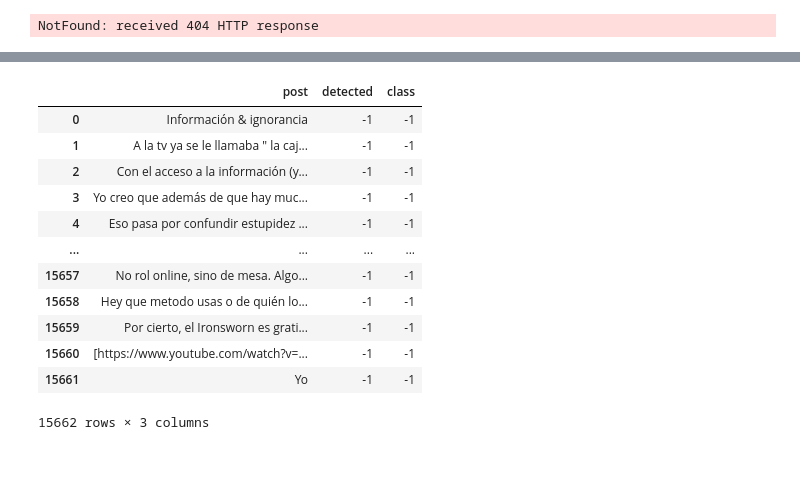
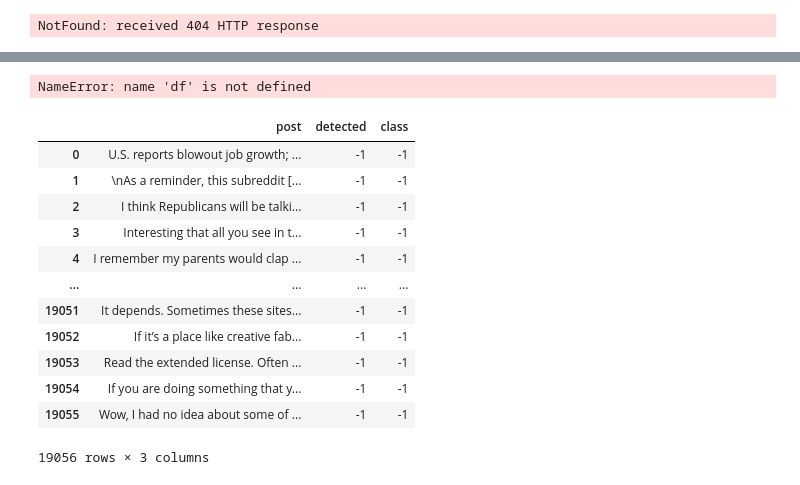
Before and after one commit to SirAdriG99/Proyecto_SaturdaysAI, a Jupyter notebook: redditDownloadManager.ipynb, the cells around one changed output, grey strips where cells are left out. Drawn from its saved outputs; the diff is of its cells as text; code cells hidden in the pictures.

```diff
--- a/redditDownloadManager.ipynb
+++ b/redditDownloadManager.ipynb
@@ -189,23 +189,26 @@ Pues el presidente de nuestro país (México) se ha tomado en serio está broma
 soy una de ellos, me han caíd
 # %%
 df.to_csv(path_or_buf='./resources/reddit_not_classified_en.csv')
+df.size
+# %% [output]
+NameError: name 'df' is not defined
 # %%
-df = pd.read_csv('./resources/reddit_not_classified.csv', index_col=0)
+df = pd.read_csv('./resources/reddit_not_classified_en.csv', index_col=0)
 df
 # %% [output]
 |  | post | detected | class |
-| 0 | Información & ignorancia | -1 | -1 |
-| 1 | A la tv ya se le llamaba " la caj... | -1 | -1 |
-| 2 | Con el acceso a la información (y... | -1 | -1 |
-| 3 | Yo creo que además de que hay muc... | -1 | -1 |
-| 4 | Eso pasa por confundir estupidez ... | -1 | -1 |
+| 0 | U.S. reports blowout job growth; ... | -1 | -1 |
+| 1 | \nAs a reminder, this subreddit [... | -1 | -1 |
+| 2 | I think Republicans will be talki... | -1 | -1 |
+| 3 | Interesting that all you see in t... | -1 | -1 |
+| 4 | I remember my parents would clap ... | -1 | -1 |
 | ... | ... | ... | ... |
-| 15657 | No rol online, sino de mesa. Algo... | -1 | -1 |
-| 15658 | Hey que metodo usas o de quién lo... | -1 | -1 |
-| 15659 | Por cierto, el Ironsworn es grati... | -1 | -1 |
-| 15660 | [https://www.youtube.com/watch?v=... | -1 | -1 |
-| 15661 | Yo | -1 | -1 |
+| 19051 | It depends. Sometimes these sites... | -1 | -1 |
+| 19052 | If it’s a place like creative fab... | -1 | -1 |
+| 19053 | Read the extended license. Often ... | -1 | -1 |
+| 19054 | If you are doing something that y... | -1 | -1 |
+| 19055 | Wow, I had no idea about some of ... | -1 | -1 |
-15662 rows × 3 columns
+19056 rows × 3 columns
 # %%
 !pip install transformers
 # %% [output]
```
Also changed, not shown: parts of 4 cells of this notebook, 7 other files.
